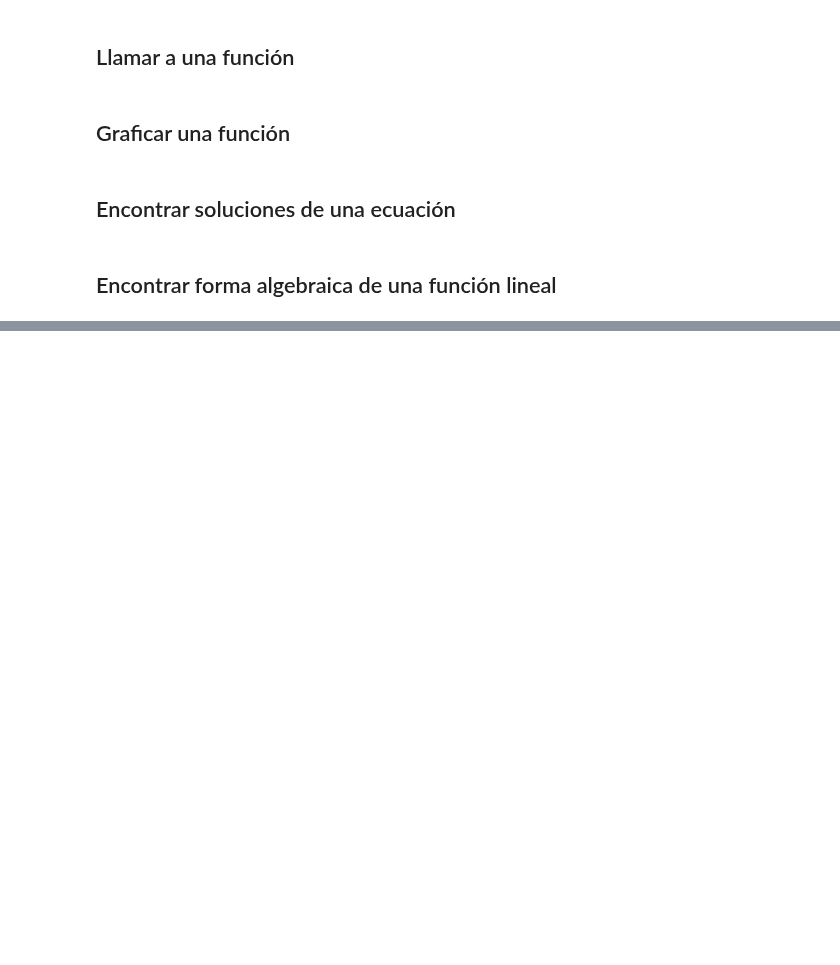
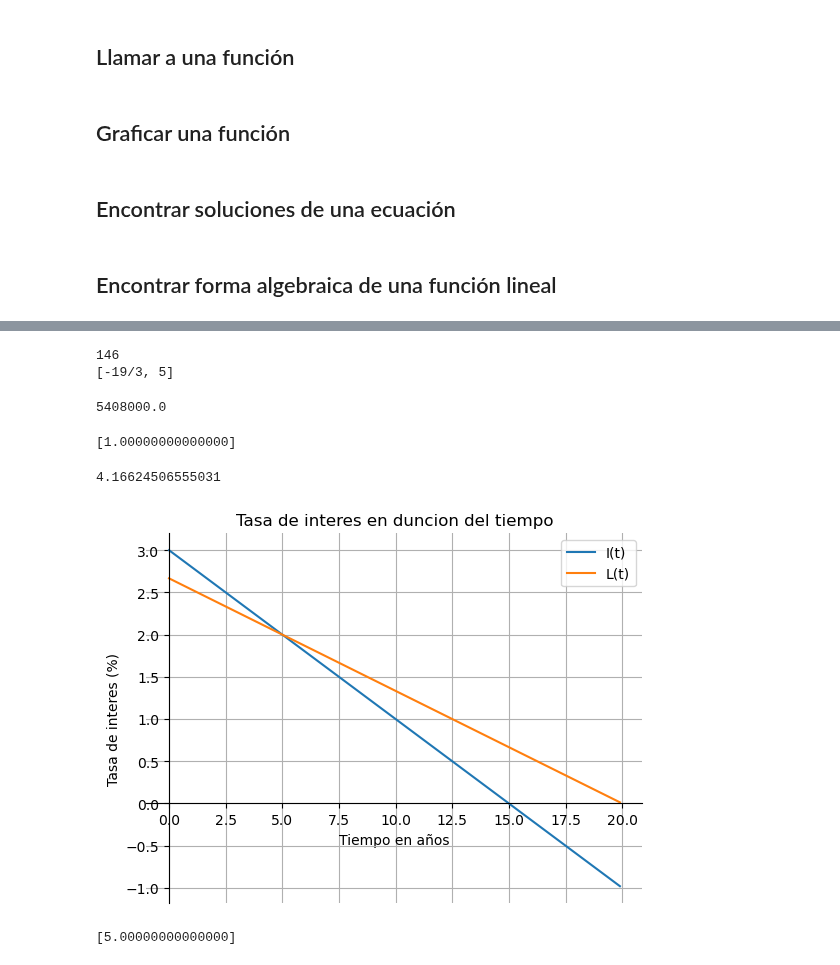
Before and after one commit to KevinLozano19/Mat.py, a Jupyter notebook: Formulario_MAT2121.ipynb, the cells around one changed output, grey strips where cells are left out. Drawn from its saved outputs; the diff is of its cells as text; code cells hidden in the pictures; blank space fills up the shorter version.

```diff
--- a/Formulario_MAT2121.ipynb
+++ b/Formulario_MAT2121.ipynb
@@ -68,0 +85,76 @@ pendiente, intercepto = np.polyfit(x, y, 1)
+# %%
+import sympy as sp
+def A(t):
+     return 4*t+3*t**2
+def S(t):
+     return 16+26*t
+t=sp.Symbol('t') #'variable de la ecuación
+ecuacion = sp.Eq(A(t), 95) #ecuacion
+solucion = sp.solve(ecuacion, t)
+print(S(5))
+print(solucion)
+# %% [output]
+146
+[-19/3, 5]
+# %%
+import numpy as np
+def C(t):
+    return 5 * (1 + 0.04) ** t
+print(C(2)*1000000)
+# %% [output]
+5408000.0
+# %%
+def C(t):
+    return 5 * (1 + 0.04) ** t
+t=sp.Symbol('t') #'variable de la ecuación
+ecuacion = sp.Eq(C(t), 5.2) #ecuacion
+solucion = sp.solve(ecuacion, t)
+print(solucion)
+# %% [output]
+[1.00000000000000]
+# %%
+#9:
+import numpy as np
+import sympy as sp
+
+e = np.e
+def G(t):
+    return 120- 120 * e **(-0.02 * t)
+t = sp.Symbol("t")
+ecuacion = sp.Eq(G(t), 75.85)
+solucion = sp.solve(ecuacion, t)
+print(solucion[0]/12)
+# %% [output]
+4.16624506555031
+# %%
+#10:
+
+import matplotlib.pyplot as plt
+def I(t):
+    return -0.2 * t + 3
+def L(t):
+    return -2/15 * t + 8/3
+
+t = np.arange(0,20,0.1)
+plt.plot(t, I(t), label ="I(t)")
+plt.plot(t, L(t), label ="L(t)")
+plt.title('Tasa de interes en duncion del tiempo')
+plt.ylabel('Tasa de interes (%)')
+plt.xlabel("Tiempo en años")
+plt.legend()
+plt.grid()
+#agregar los ejes al gráfico (OPCIONAL)
+ax=plt.gca()
+ax.spines[["left","bottom"]].set_position(("data",0))
+ax.spines[["right","top"]].set_visible(False)
+
+plt.show()
+# %% [output]
+[figure, added]
+# %%
+t = sp.Symbol("t")
+ecuacion = sp.Eq(L(t), I(t)) #ecuacion
+solucion = sp.solve(ecuacion, t)
+print(solucion)
+# %% [output]
+[5.00000000000000]
```
Also changed, not shown: parts of 2 cells of this notebook.
